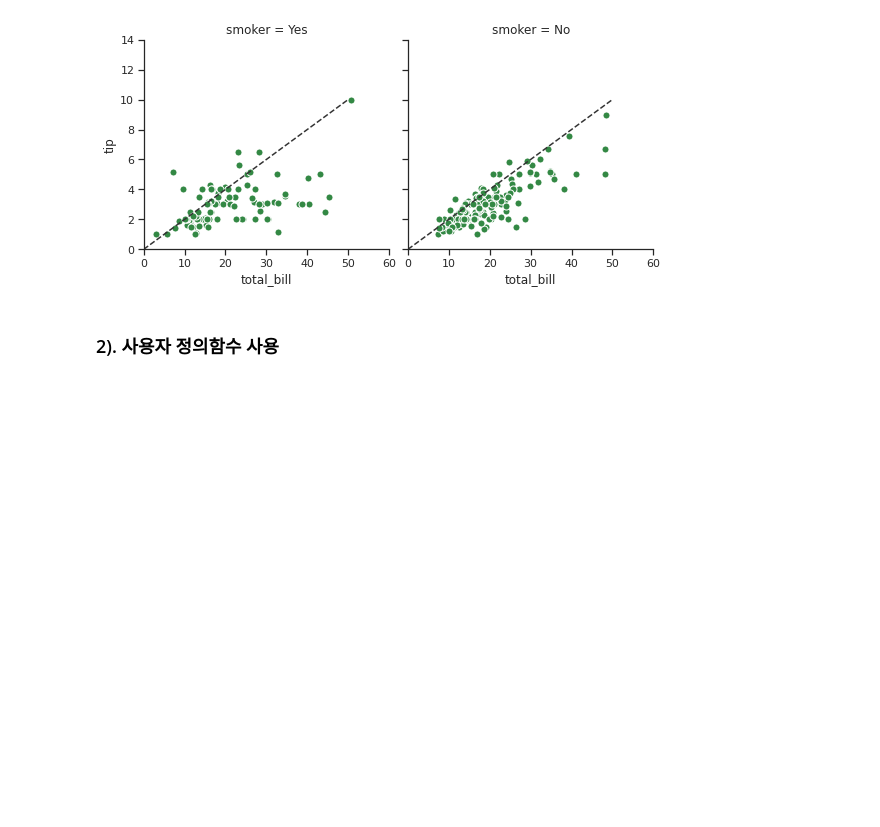
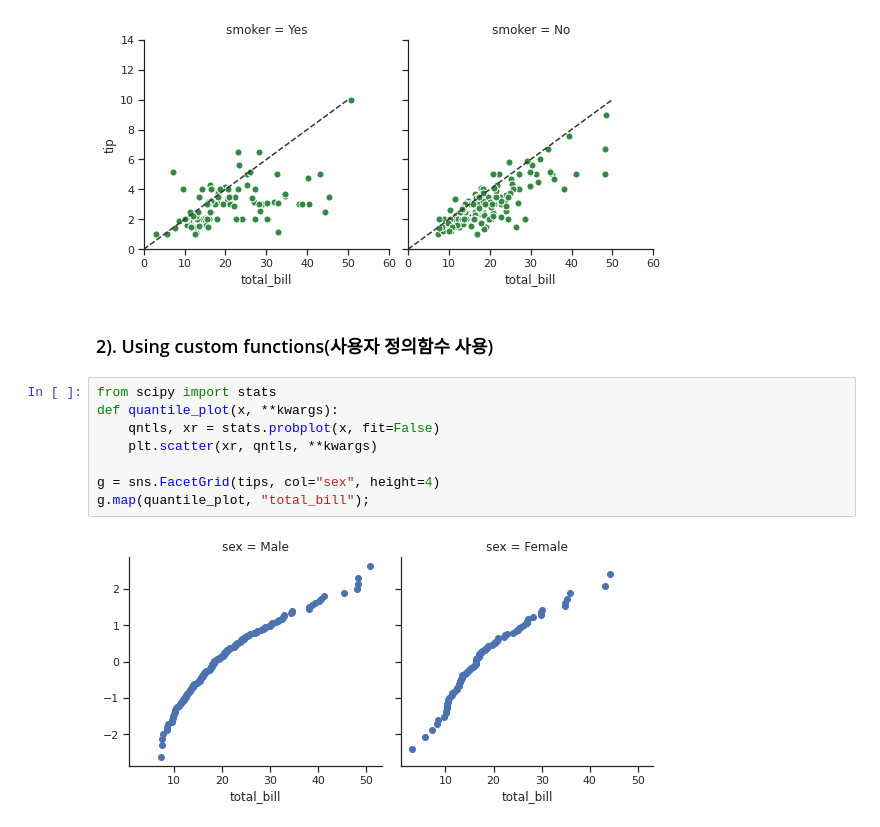
Before and after one commit to mjkanf1994/ml_edu, a Jupyter notebook: 20200821seaborn.ipynb, the cells around one changed output. Drawn from its saved outputs; the diff is of its cells as text; blank space fills up the shorter version.

```diff
--- a/20200821seaborn.ipynb
+++ b/20200821seaborn.ipynb
@@ -609,4 +609,14 @@ g.set(xlim=(0, 60), ylim=(0, 14));
 # %% [output]
 [figure]
 # %% [markdown]
-### 2). 사용자 정의함수 사용
+### 2). Using custom functions(사용자 정의함수 사용)
+# %%
+from scipy import stats
+def quantile_plot(x, **kwargs):
+    qntls, xr = stats.probplot(x, fit=False)
+    plt.scatter(xr, qntls, **kwargs)
+
+g = sns.FacetGrid(tips, col="sex", height=4)
+g.map(quantile_plot, "total_bill");
+# %% [output]
+[figure, added]
```
Also changed, not shown: parts of 13 cells of this notebook.
